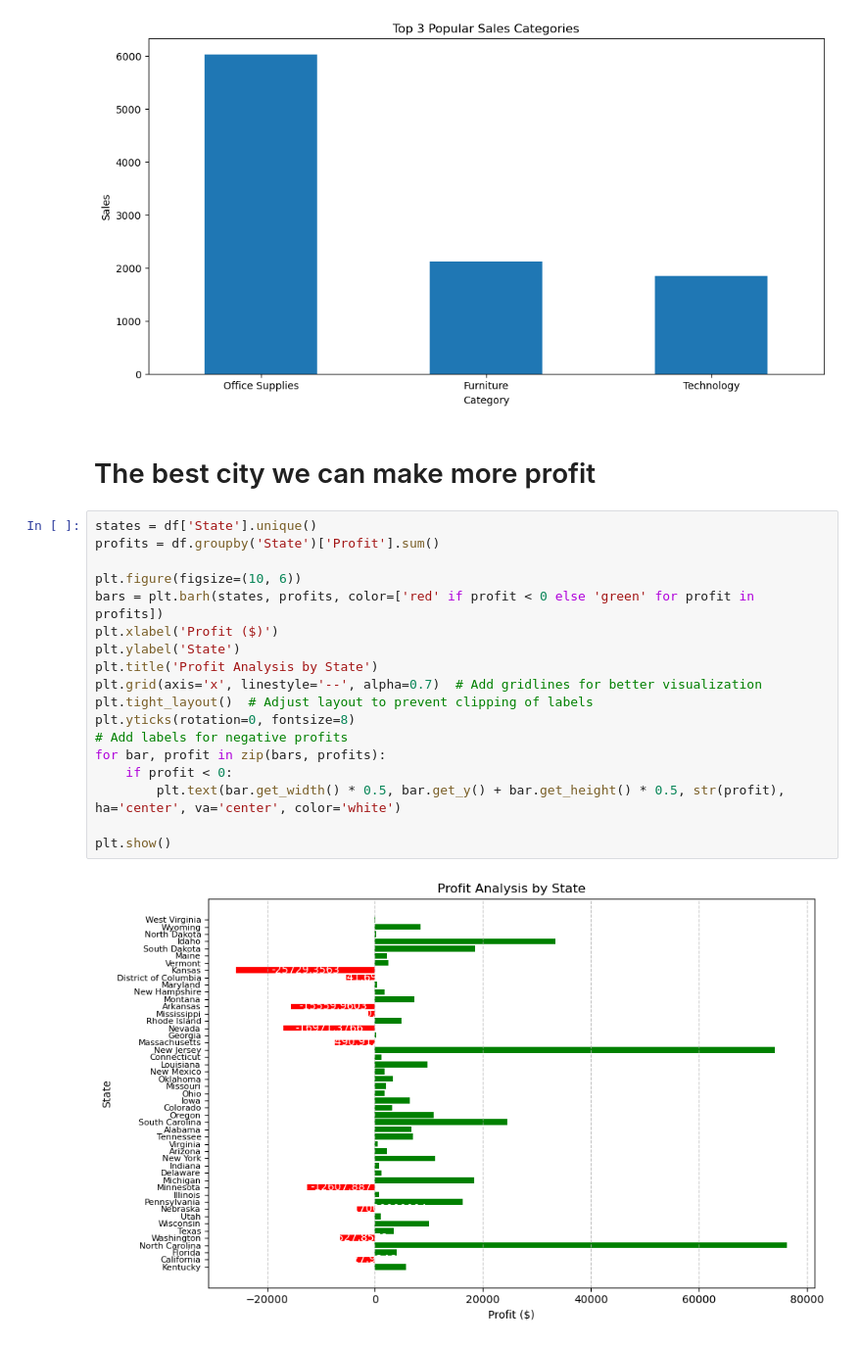
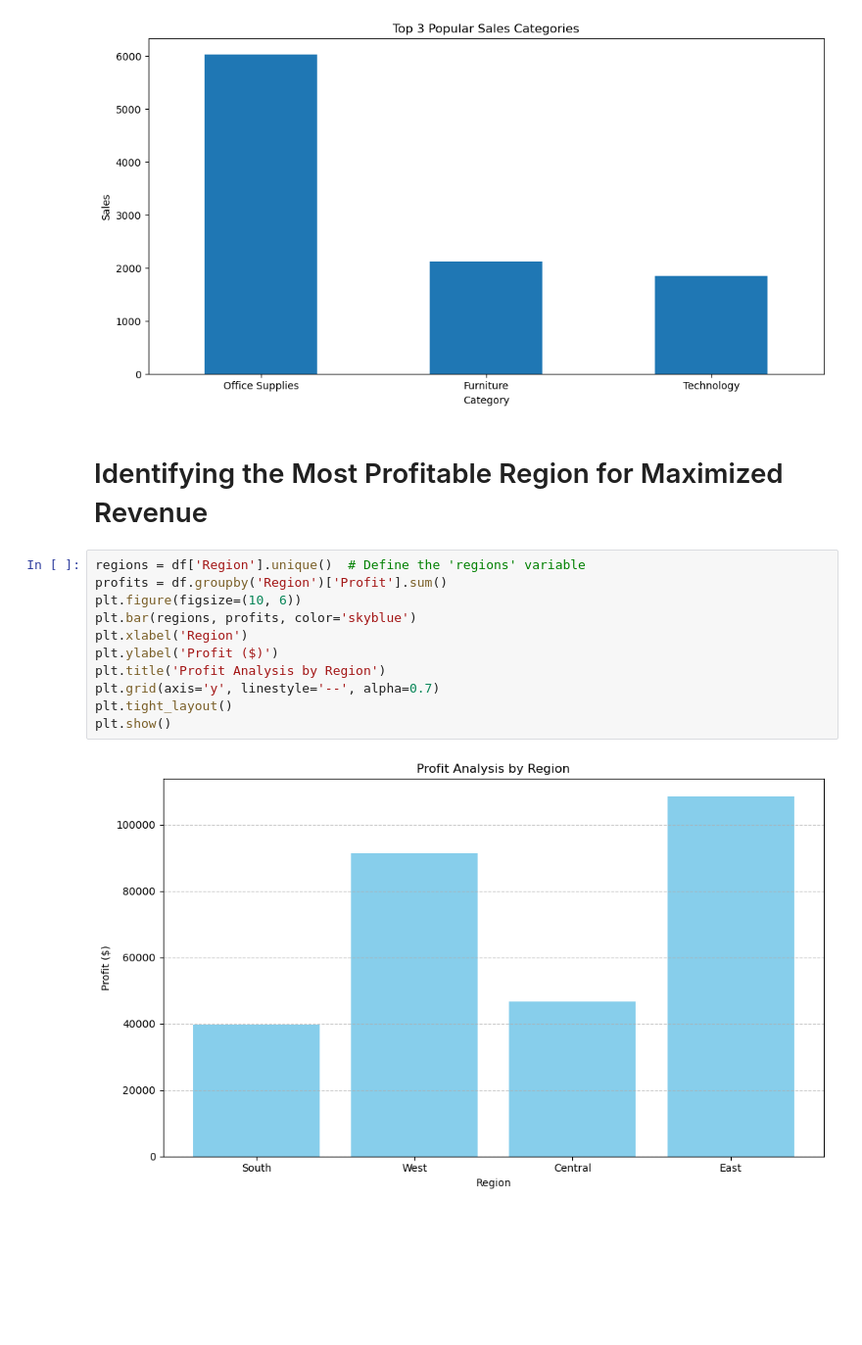
Before and after one commit to Anwaribra/Sample-Superstore, a Jupyter notebook: Superstore Report .ipynb, the cells around one changed output. Shown: that part at 98% size. Saved outputs shown, nothing was run; the diff lists cells and outputs as text; blank space fills up the shorter version.

```diff
--- a/Superstore Report .ipynb
+++ b/Superstore Report .ipynb
@@ -174,25 +174,18 @@ plt.xticks(rotation=0)
 plt.show()
 # %% [output]
 [figure]
-# %% [markdown]
-# The best city we can make more profit
-# %%
-states = df['State'].unique()
-profits = df.groupby('State')['Profit'].sum()
-
-plt.figure(figsize=(10, 6))
-bars = plt.barh(states, profits, color=['red' if profit < 0 else 'green' for profit in profits])
-plt.xlabel('Profit ($)')
-plt.ylabel('State')
-plt.title('Profit Analysis by State')
-plt.grid(axis='x', linestyle='--', alpha=0.7)  # Add gridlines for better visualization
-plt.tight_layout()  # Adjust layout to prevent clipping of labels
-plt.yticks(rotation=0, fontsize=8)
-# Add labels for negative profits
-for bar, profit in zip(bars, profits):
-    if profit < 0:
-        plt.text(bar.get_width() * 0.5, bar.get_y() + bar.get_height() * 0.5, str(profit), ha='center', va='center', color='white')
-
-plt.show()
-# %% [output]
-[figure, removed]
+# %% [markdown]
+# Identifying the Most Profitable Region for Maximized Revenue
+# %%
+regions = df['Region'].unique()  # Define the 'regions' variable
+profits = df.groupby('Region')['Profit'].sum()
+plt.figure(figsize=(10, 6))
+plt.bar(regions, profits, color='skyblue')
+plt.xlabel('Region')
+plt.ylabel('Profit ($)')
+plt.title('Profit Analysis by Region')
+plt.grid(axis='y', linestyle='--', alpha=0.7)
+plt.tight_layout()
+plt.show()
+# %% [output]
+[figure, added]
```
